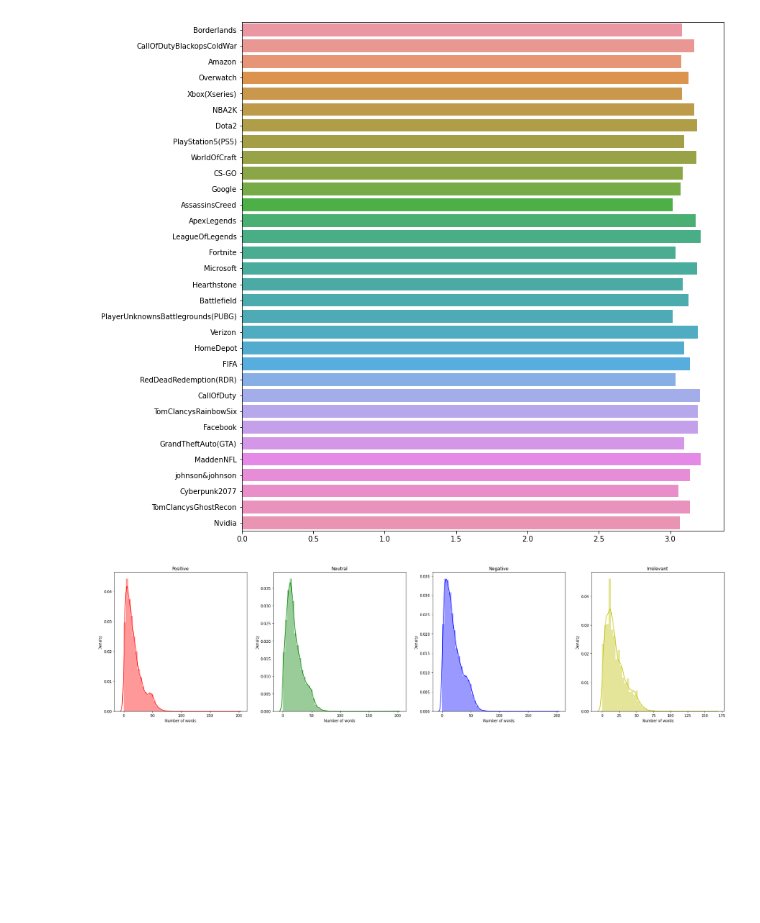
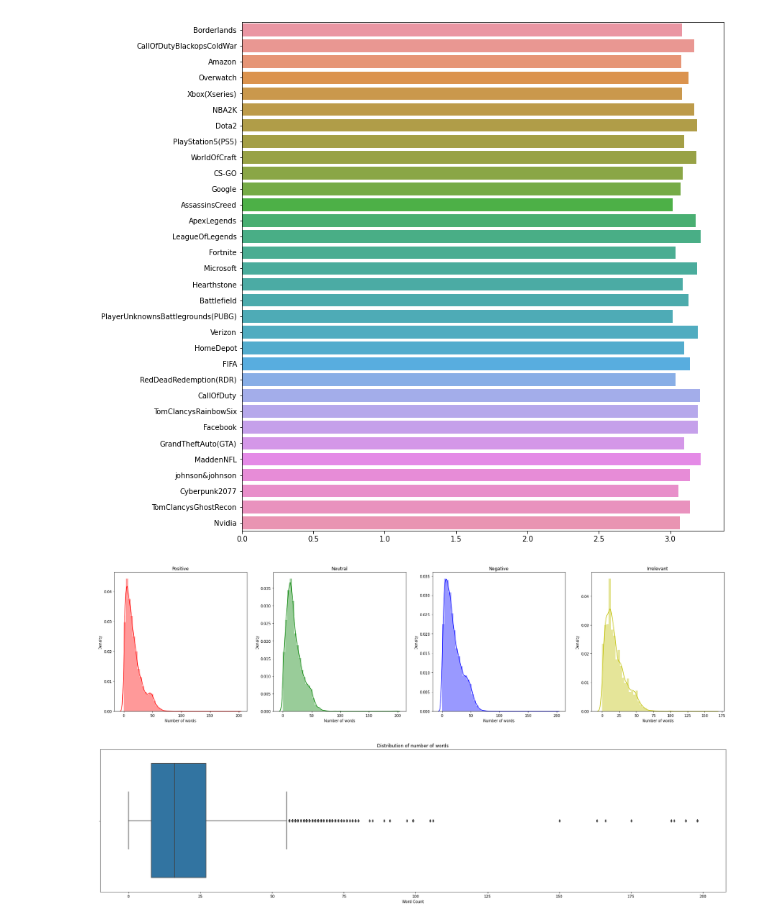
Before and after one commit to sameepv21/Twitter_Sentiment_Analysis, a Jupyter notebook: EDA.ipynb, the cells around one changed output. Cells and saved outputs as stored; diff of their text form; code cells hidden in the pictures; blank space fills up the shorter version.

Commit message:
feat: outlier detection added

```diff
--- a/EDA.ipynb
+++ b/EDA.ipynb
@@ -77,21 +85,23 @@ neg = []
 irr = []
 neu = []
 len_per_record = []
+tweet_outlier_array = []
 num_records = X_train.shape[0]
 for index in range(num_records):
+    word_count = len(X_train['tweet'].iloc[index].split())
+    if(word_count > 150):
+        tweet_outlier_array.append(X_train['tweet'].iloc[index])
+    len_per_record.append(word_count)
     if(X_train['sentiment'].iloc[index] == 'Positive'):
-        pos.append(len(X_train['tweet'].iloc[index].split()))
+        pos.append(word_count)
     elif(X_train['sentiment'].iloc[index] == 'Negative'):
-        neg.append(len(X_train['tweet'].iloc[index].split()))
+        neg.append(word_count)
     elif(X_train['sentiment'].iloc[index] == 'Irrelevant'):
-        irr.append(len(X_train['tweet'].iloc[index].split()))
+        irr.append(word_count)
     else:
-        neu.append(len(X_train['tweet'].iloc[index].split()))
+        neu.append(word_count)
 
 combined_len = [pos, neu, neg, irr]
-
-for sentiment_array in combined_len:
-    len_per_record.append(sentiment_array)
 # %%
 plt.figure(figsize = (30, 7))
 nrows = 1; ncols = 4
@@ -103,3 +113,12 @@ for index, data in enumerate(combined_len):
 plt.show()
 # %% [output]
 [figure]
+# %%
+# Outlier detection in terms of length
+plt.figure(figsize = (30,7))
+plt.title("Distribution of number of words")
+plt.xlabel("Word Count")
+sns.boxplot(x=np.array(len_per_record))
+plt.show()
+# %% [output]
+[figure, added]
```
Also changed, not shown: parts of 2 cells of this notebook.
